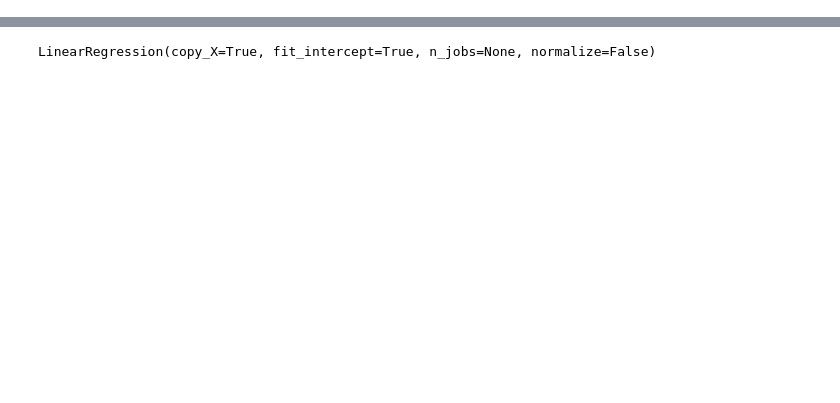
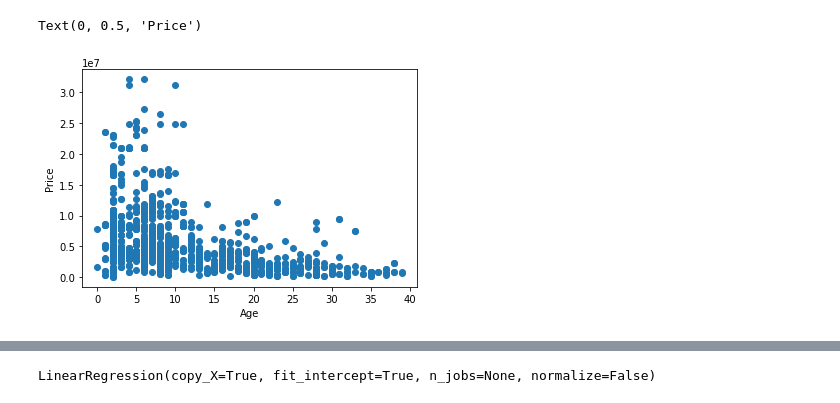
Before and after one commit to Toran98/Team-HyperNova-SDGP, a Jupyter notebook: CarPricePrediction.ipynb, the cells around one changed output, grey strips where cells are left out. Saved outputs shown, nothing was run; the diff lists cells and outputs as text; code cells hidden in the pictures; blank space fills up the shorter version.

```diff
--- a/CarPricePrediction.ipynb
+++ b/CarPricePrediction.ipynb
@@ -78,3 +82,10 @@ Text(0, 0.5, 'Transmission')
+# %%
+plt.scatter(df['Age'], df['Price'])
+plt.xlabel("Age")
+plt.ylabel("Price")
+# %% [output]
+Text(0, 0.5, 'Price')
+[figure, added]
 # %%
 df["FuelType"] = df["FuelType"].astype(str)
 # %%
```
Also changed, not shown: parts of 15 cells of this notebook.
